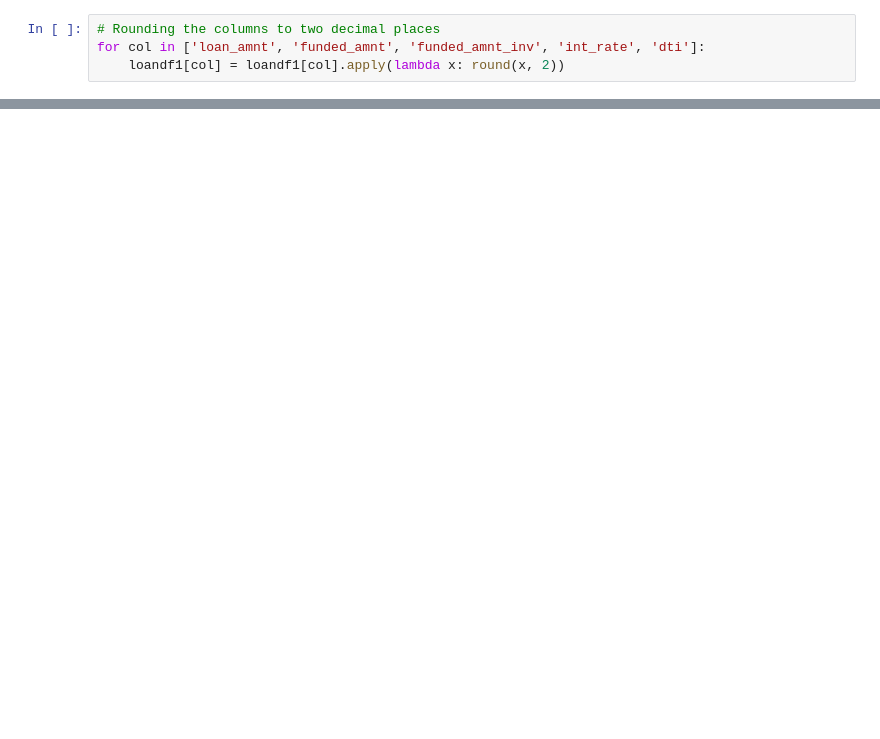
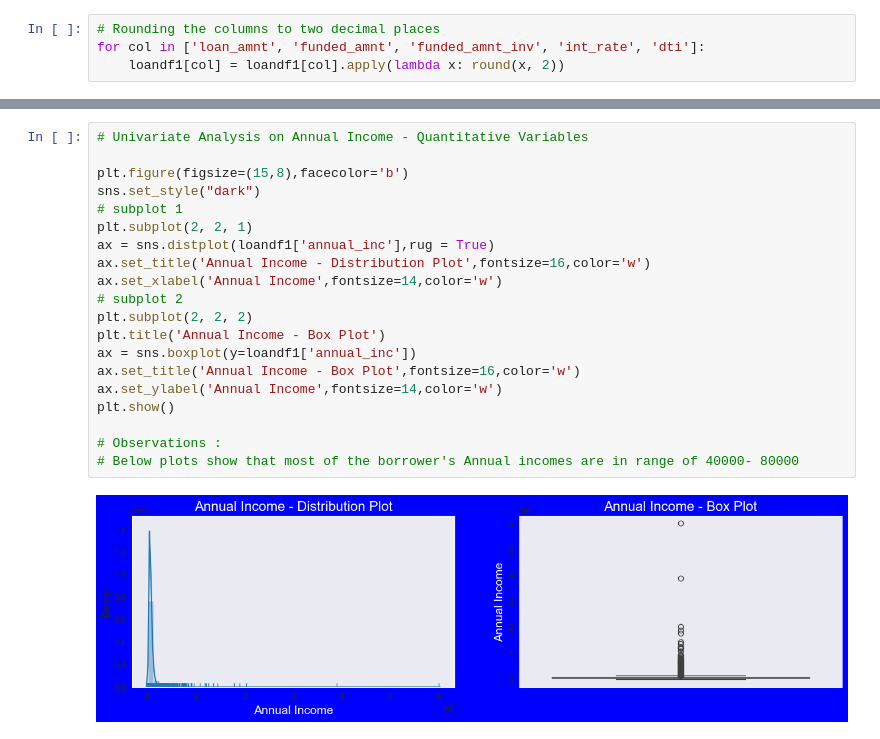
Before and after one commit to venkadesh-kannan/Lending-Club-Case-Study, a Jupyter notebook: venkadesh-kannan.ipynb, the cells around one changed output, grey strips where cells are left out. Drawn from its saved outputs; the diff is of its cells as text; blank space fills up the shorter version.

```diff
--- a/venkadesh-kannan.ipynb
+++ b/venkadesh-kannan.ipynb
@@ -143,0 +232,22 @@ for col in ['loan_amnt', 'funded_amnt', 'funded_amnt_inv', 'int_rate', 'dti']:
+# %%
+# Univariate Analysis on Annual Income - Quantitative Variables
+
+plt.figure(figsize=(15,8),facecolor='b')
+sns.set_style("dark")
+# subplot 1
+plt.subplot(2, 2, 1)
+ax = sns.distplot(loandf1['annual_inc'],rug = True)
+ax.set_title('Annual Income - Distribution Plot',fontsize=16,color='w')
+ax.set_xlabel('Annual Income',fontsize=14,color='w')
+# subplot 2
+plt.subplot(2, 2, 2)
+plt.title('Annual Income - Box Plot')
+ax = sns.boxplot(y=loandf1['annual_inc'])
+ax.set_title('Annual Income - Box Plot',fontsize=16,color='w')
+ax.set_ylabel('Annual Income',fontsize=14,color='w')
+plt.show()
+
+# Observations :
+# Below plots show that most of the borrower's Annual incomes are in range of 40000- 80000
+# %% [output]
+[figure, added]
```
Also changed, not shown: parts of 11 cells of this notebook.
